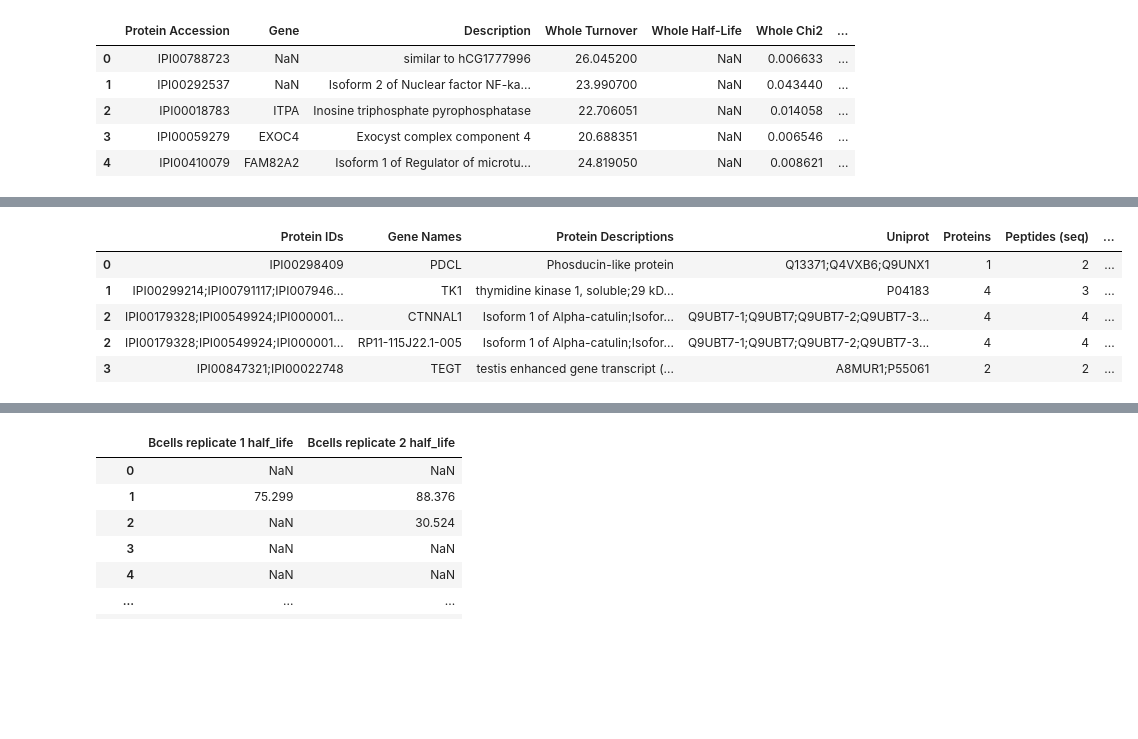
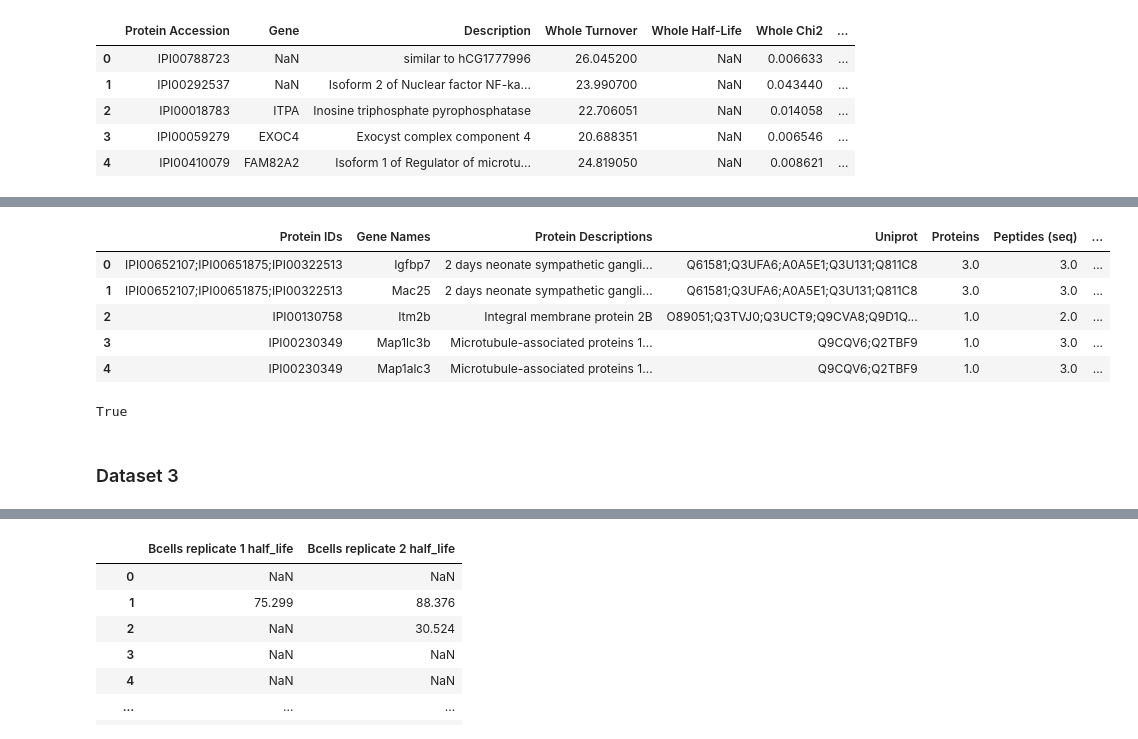
Before and after one commit to reliscu/experimental_parameters, a Jupyter notebook: format_half-life_data.ipynb, the cells around one changed output, grey strips where cells are left out. Saved outputs shown, nothing was run; the diff lists cells and outputs as text; code cells hidden in the pictures; blank space fills up the shorter version.

Commit message:
finished formatting first pass half-life datasets

```diff
--- a/format_half-life_data.ipynb
+++ b/format_half-life_data.ipynb
@@ -25,3 +24,3 @@ legend.loc[~mask, 'Path'] = (os.getcwd() + "/Protein_degradation_rates/" + legen
 # %%
-mask = (legend['Type'] == "Deg") & (legend['Species'] == "Human")
+mask = (legend['Type'] == "Deg") # & (legend['Species'] == "Human")
 legend1 = legend.loc[mask].reset_index(drop=True)
@@ -67,22 +112,40 @@ data1.head()
 # %%
 # Separate genes with multiple entries
 data1['Gene Names'] = data1['Gene Names'].str.split(';')
 data1 = data1.explode('Gene Names')
 data1['Gene Names'] = data1['Gene Names'].str.strip()
+data1 = data1.reset_index(drop=True)
 
 # Standardize column names
+data1['Gene'] = data1['Gene Names']
 data1['Half-life'] = data1['half-life in h']
 data1['Cell_type'] = legend1.loc[idx, 'Cell_type']
 data1['Method'] = legend1.loc[idx, 'Method']
+data1['Species'] = legend1.loc[idx, 'Species']
 
 data1.head()
 # %% [output]
 |  | Protein IDs | Gene Names | Protein Descriptions | Uniprot | Proteins | Peptides (seq) | ... |
-| 0 | IPI00298409 | PDCL | Phosducin-like protein | Q13371;Q4VXB6;Q9UNX1 | 1 | 2 | ... |
-| 1 | IPI00299214;IPI00791117;IPI007946... | TK1 | thymidine kinase 1, soluble;29 kD... | P04183 | 4 | 3 | ... |
-| 2 | IPI00179328;IPI00549924;IPI000001... | CTNNAL1 | Isoform 1 of Alpha-catulin;Isofor... | Q9UBT7-1;Q9UBT7;Q9UBT7-2;Q9UBT7-3... | 4 | 4 | ... |
-| 2 | IPI00179328;IPI00549924;IPI000001... | RP11-115J22.1-005 | Isoform 1 of Alpha-catulin;Isofor... | Q9UBT7-1;Q9UBT7;Q9UBT7-2;Q9UBT7-3... | 4 | 4 | ... |
-| 3 | IPI00847321;IPI00022748 | TEGT | testis enhanced gene transcript (... | A8MUR1;P55061 | 2 | 2 | ... |
+| 0 | IPI00652107;IPI00651875;IPI00322513 | Igfbp7 | 2 days neonate sympathetic gangli... | Q61581;Q3UFA6;A0A5E1;Q3U131;Q811C8 | 3.0 | 3.0 | ... |
+| 1 | IPI00652107;IPI00651875;IPI00322513 | Mac25 | 2 days neonate sympathetic gangli... | Q61581;Q3UFA6;A0A5E1;Q3U131;Q811C8 | 3.0 | 3.0 | ... |
+| 2 | IPI00130758 | Itm2b | Integral membrane protein 2B | O89051;Q3TVJ0;Q3UCT9;Q9CVA8;Q9D1Q... | 1.0 | 2.0 | ... |
+| 3 | IPI00230349 | Map1lc3b | Microtubule-associated proteins 1... | Q9CQV6;Q2TBF9 | 1.0 | 3.0 | ... |
+| 4 | IPI00230349 | Map1alc3 | Microtubule-associated proteins 1... | Q9CQV6;Q2TBF9 | 1.0 | 3.0 | ... |
+# %%
+data1['Study'] = re.sub("_.*", "", legend1.loc[idx, 'File'])
+
+# Misc clean up
+data1 = data1[~pd.isna(data1['Half-life'])]
+print(pd.to_numeric(data1['Half-life'], errors='coerce').notna().all())
+data1.head()
+
+data1 = data1.loc[:, std_columns]
+save_as = re.sub(".csv", "", legend1.loc[idx, 'Path']) + "_" + legend1.loc[idx, 'Species'] + "_" + re.sub(" ", "_", legend1.loc[idx, 'Cell_type']) + "_standardized.csv"
+data1.to_csv(save_as, index=False)
+# %% [output]
+True
+# %% [markdown]
+### Dataset 3
 # %%
 idx = 2
 data2 = pd.read_csv(legend1.loc[idx, 'Path'])
```
Also changed, not shown: parts of 81 cells of this notebook.
